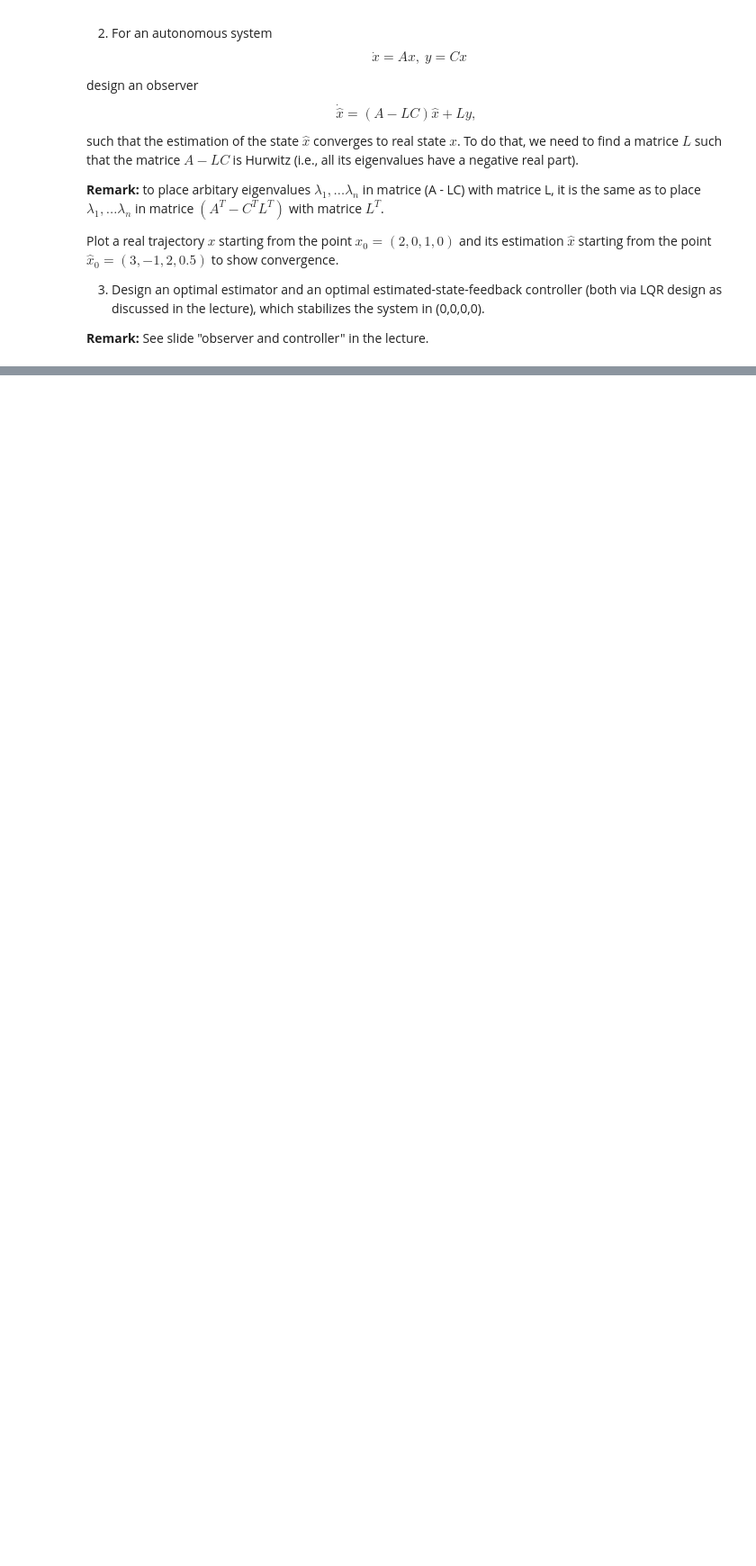
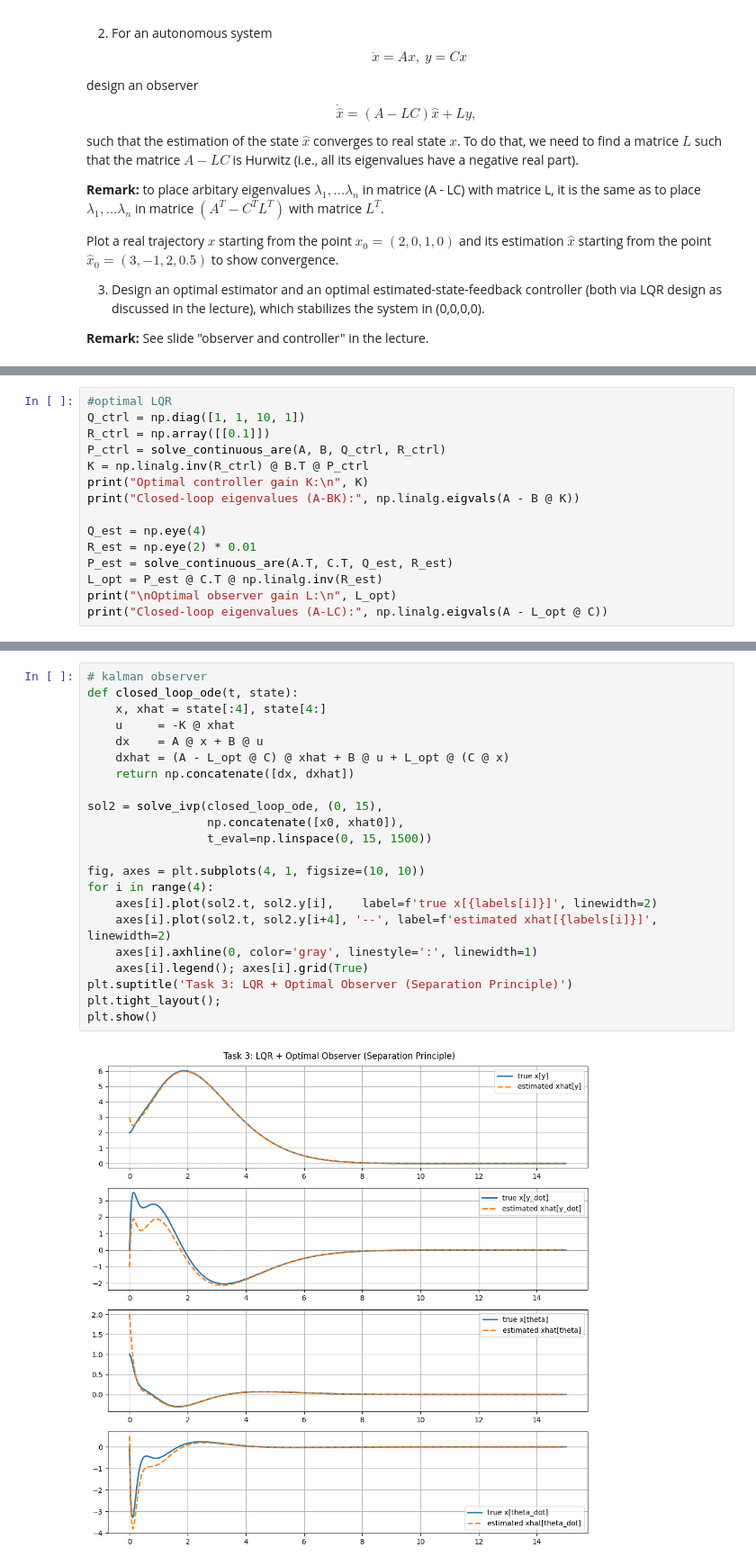
Before and after one commit to FBI-openup/CT_Control-theory, a Jupyter notebook: ZHANG Boyuan_TP5.ipynb, the cells around one changed output, grey strips where cells are left out. Shown at 90% size. Saved outputs shown, nothing was run; the diff lists cells and outputs as text; blank space fills up the shorter version.

```diff
--- a/ZHANG Boyuan_TP5.ipynb
+++ b/ZHANG Boyuan_TP5.ipynb
@@ -79,0 +170,15 @@ Plot a real trajectory $x$ starting from the point $x_0 = (2,0,1,0)$ and its est
+# %%
+#optimal LQR
+Q_ctrl = np.diag([1, 1, 10, 1])
+R_ctrl = np.array([[0.1]])
+P_ctrl = solve_continuous_are(A, B, Q_ctrl, R_ctrl)
+K = np.linalg.inv(R_ctrl) @ B.T @ P_ctrl
+print("Optimal controller gain K:\n", K)
+print("Closed-loop eigenvalues (A-BK):", np.linalg.eigvals(A - B @ K))
+
+Q_est = np.eye(4)
+R_est = np.eye(2) * 0.01
+P_est = solve_continuous_are(A.T, C.T, Q_est, R_est)
+L_opt = P_est @ C.T @ np.linalg.inv(R_est)
+print("\nOptimal observer gain L:\n", L_opt)
+print("Closed-loop eigenvalues (A-LC):", np.linalg.eigvals(A - L_opt @ C))
@@ -79,0 +197,24 @@ Plot a real trajectory $x$ starting from the point $x_0 = (2,0,1,0)$ and its est
+# %%
+# kalman observer
+def closed_loop_ode(t, state):
+    x, xhat = state[:4], state[4:]
+    u     = -K @ xhat
+    dx    = A @ x + B @ u
+    dxhat = (A - L_opt @ C) @ xhat + B @ u + L_opt @ (C @ x)
+    return np.concatenate([dx, dxhat])
+
+sol2 = solve_ivp(closed_loop_ode, (0, 15),
+                 np.concatenate([x0, xhat0]),
+                 t_eval=np.linspace(0, 15, 1500))
+
+fig, axes = plt.subplots(4, 1, figsize=(10, 10))
+for i in range(4):
+    axes[i].plot(sol2.t, sol2.y[i],    label=f'true x[{labels[i]}]', linewidth=2)
+    axes[i].plot(sol2.t, sol2.y[i+4], '--', label=f'estimated xhat[{labels[i]}]', linewidth=2)
+    axes[i].axhline(0, color='gray', linestyle=':', linewidth=1)
+    axes[i].legend(); axes[i].grid(True)
+plt.suptitle('Task 3: LQR + Optimal Observer (Separation Principle)')
+plt.tight_layout();
+plt.show()
+# %% [output]
+[figure, added]
```
Also changed, not shown: parts of 11 cells of this notebook.
